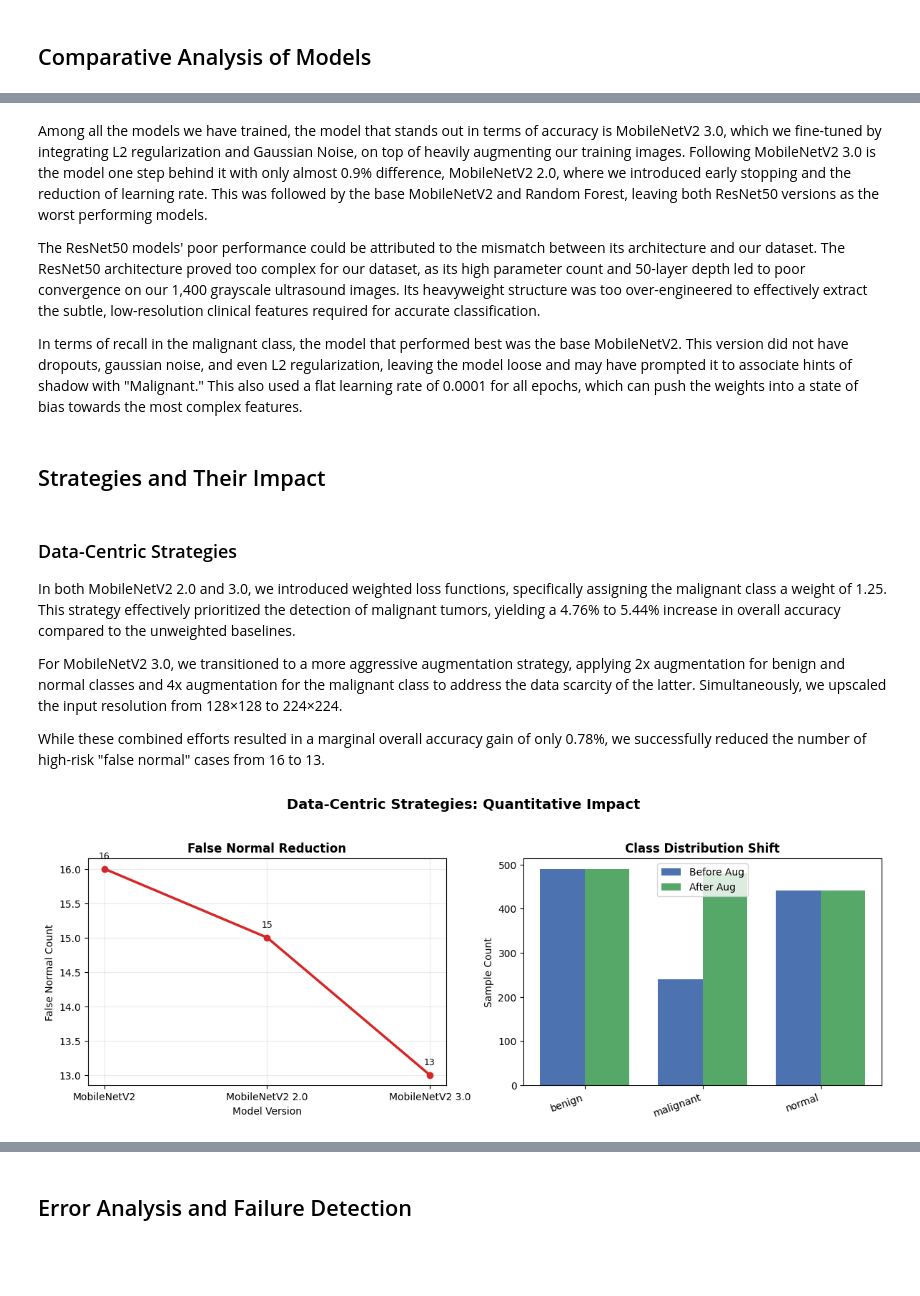
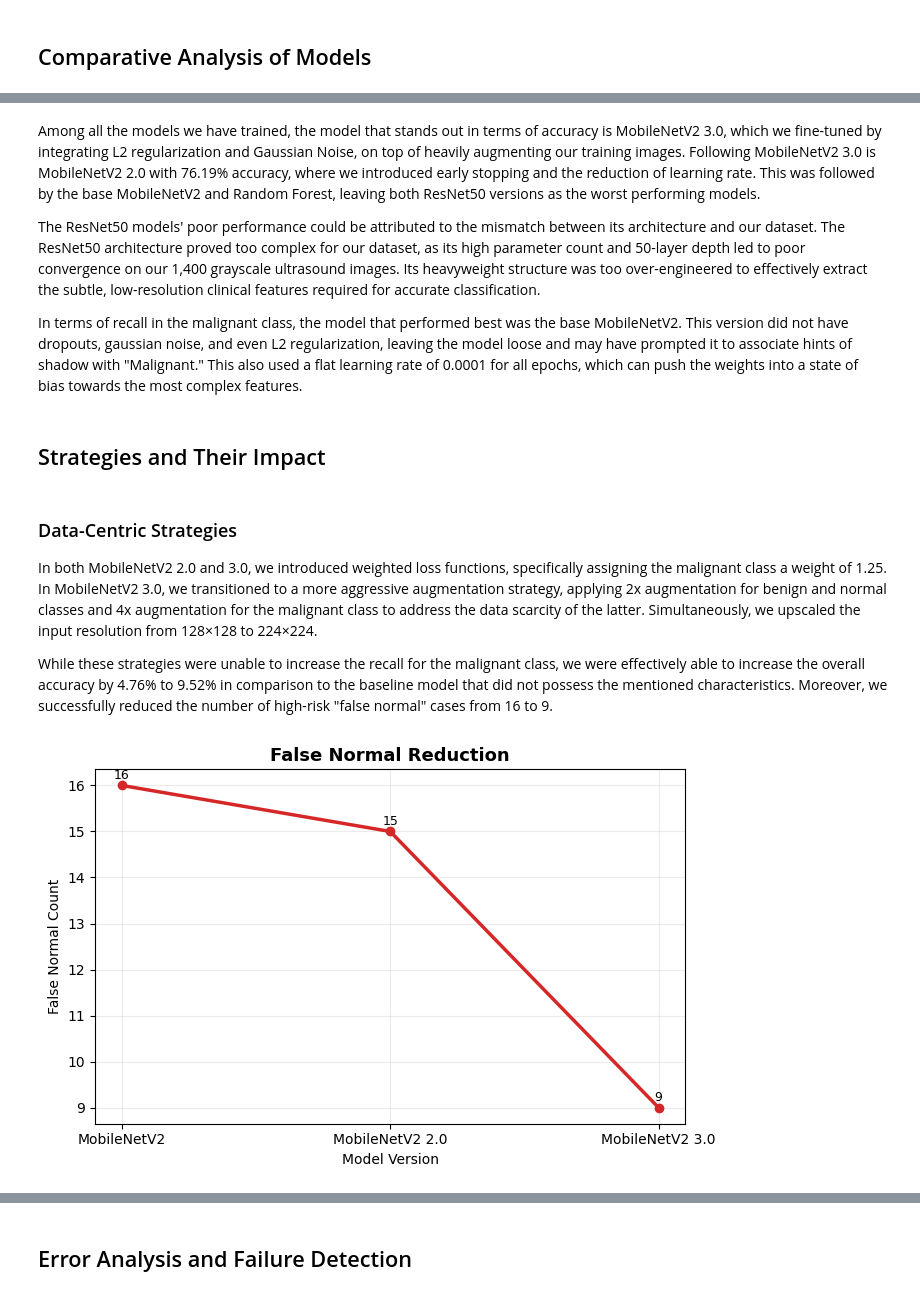
Before and after one commit to marxandreadiane/CSC713M-Breast-Cancer-Classification, a Jupyter notebook: [CSC713M]_Twin_Fairy_Tacticians_MCO(1).ipynb, the cells around one changed output, grey strips where cells are left out. Saved outputs shown, nothing was run; the diff lists cells and outputs as text; code cells hidden in the pictures; blank space fills up the shorter version.

```diff
--- a/[CSC713M]_Twin_Fairy_Tacticians_MCO(1).ipynb
+++ b/[CSC713M]_Twin_Fairy_Tacticians_MCO(1).ipynb
@@ -1781,5 +1802,5 @@ plot_comparative_metrics_section()
 # %% [markdown]
-Among all the models we have trained, the model that stands out in terms of accuracy is MobileNetV2 3.0, which we fine-tuned by integrating L2 regularization and Gaussian Noise, on top of heavily augmenting our training images. Following MobileNetV2 3.0 is the model one step behind it with only almost 0.9% difference, MobileNetV2 2.0, where we introduced early stopping and the reduction of learning rate. This was followed by the base MobileNetV2 and Random Forest, leaving both ResNet50 versions as the worst performing models.
+Among all the models we have trained, the model that stands out in terms of accuracy is MobileNetV2 3.0, which we fine-tuned by integrating L2 regularization and Gaussian Noise, on top of heavily augmenting our training images. Following MobileNetV2 3.0 is MobileNetV2 2.0 with 76.19% accuracy, where we introduced early stopping and the reduction of learning rate. This was followed by the base MobileNetV2 and Random Forest, leaving both ResNet50 versions as the worst performing models.
 
 The ResNet50 models' poor performance could be attributed to the mismatch between its architecture and our dataset. The ResNet50 architecture proved too complex for our dataset, as its high parameter count and 50-layer depth led to poor convergence on our 1,400 grayscale ultrasound images. Its heavyweight structure was too over-engineered to effectively extract the subtle, low-resolution clinical features required for accurate classification.
 
@@ -1789,15 +1810,16 @@ In terms of recall in the malignant class, the model that performed best was the
 # %% [markdown]
 ### Data-Centric Strategies
 
-In both MobileNetV2 2.0 and 3.0, we introduced weighted loss functions, specifically assigning the malignant class a weight of 1.25. This strategy effectively prioritized the detection of malignant tumors, yielding a 4.76% to 5.44% increase in overall accuracy compared to the unweighted baselines.
+In both MobileNetV2 2.0 and 3.0, we introduced weighted loss functions, specifically assigning the malignant class a weight of 1.25. In MobileNetV2 3.0, we transitioned to a more aggressive augmentation strategy, applying 2x augmentation for benign and normal classes and 4x augmentation for the malignant class to address the data scarcity of the latter. Simultaneously, we upscaled the input resolution from 128×128 to 224×224.
 
-For MobileNetV2 3.0, we transitioned to a more aggressive augmentation strategy, applying 2x augmentation for benign and normal classes and 4x augmentation for the malignant class to address the data scarcity of the latter. Simultaneously, we upscaled the input resolution from 128×128 to 224×224.
-
-While these combined efforts resulted in a marginal overall accuracy gain of only 0.78%, we successfully reduced the number of high-risk "false normal" cases from 16 to 13.
+While these strategies were unable to increase the recall for the malignant class, we were effectively able to increase the overall accuracy by 4.76% to 9.52% in comparison to the baseline model that did not possess the mentioned characteristics. Moreover, we successfully reduced the number of high-risk "false normal" cases from 16 to 9.
-# %%
-plot_data_centric_section(globals())
-# %% [output]
-[figure, removed]
+# %%
+evaluation_utils.plot_false_normal_reduction(
+    versions=["MobileNetV2", "MobileNetV2 2.0", "MobileNetV2 3.0"],
+    false_normals=[16, 15, 9],
+)
+# %% [output]
+[figure, added]
 # %% [markdown]
 ### Model-Centric Strategies
 
```
Also changed, not shown: parts of 57 cells of this notebook, 5 other files.
